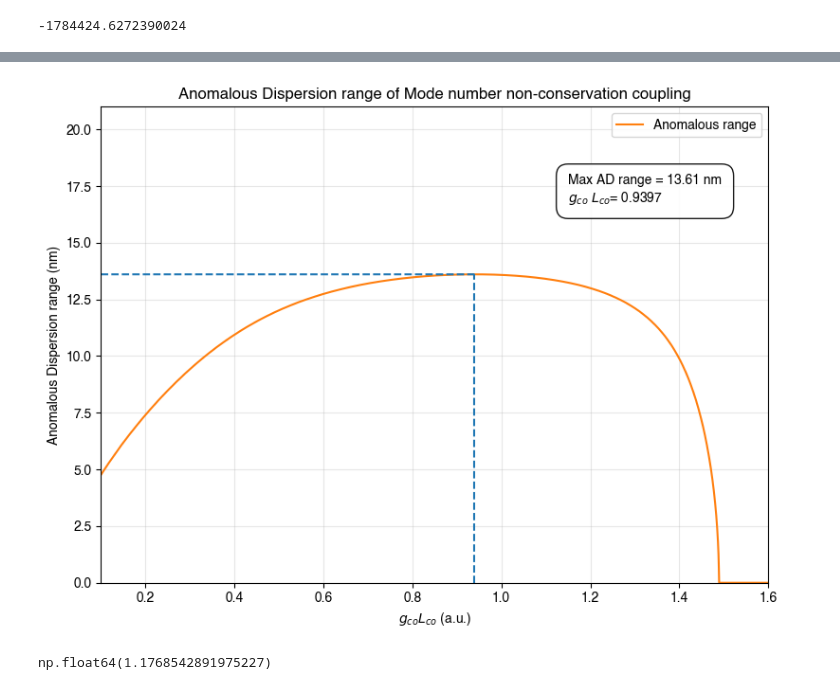
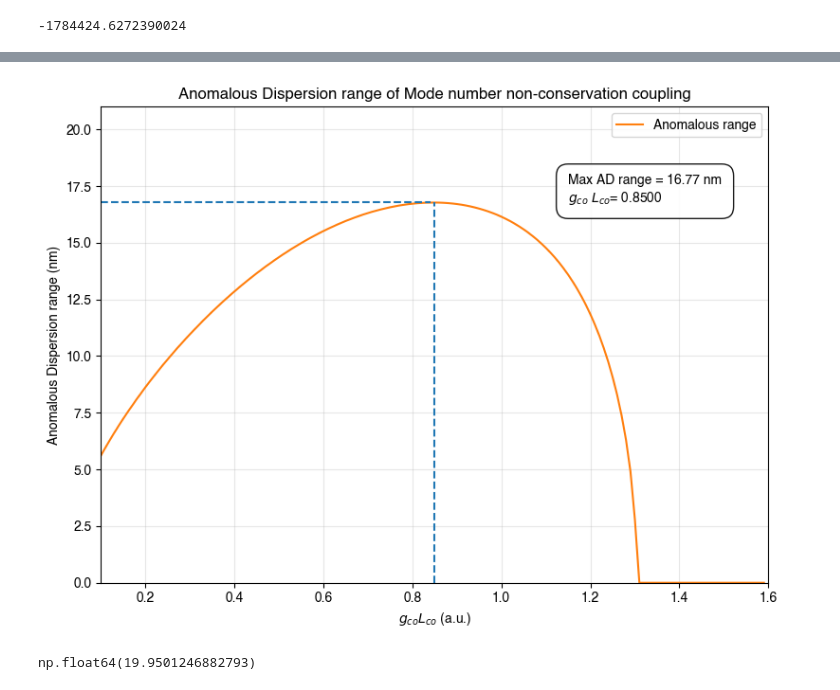
Before and after one commit to Harryxwh/SiNDispersionEngineering, a Jupyter notebook: 2D parallel rings.ipynb, the cells around one changed output, grey strips where cells are left out. Saved outputs shown, nothing was run; the diff lists cells and outputs as text; code cells hidden in the pictures.

```diff
--- a/2D parallel rings.ipynb
+++ b/2D parallel rings.ipynb
@@ -144,5 +140,5 @@ np.float64(19.900497512437813)
 # %%
-Max_M_idx   = 2
+Max_M_idx   = 3
 num_of_pts  = 1000
 # %% [markdown]
 Find Kappa at different wavls
@@ -309,13 +318,15 @@ plt.ylim()
 # %%
-gL_product_arr  = np.arange(0.1,1.6,0.0001)
-L_arr           = gL_product_arr  / g0
+gL_product_arr  = np.arange(0.1,1.6,0.01)
+Lco_arr         = gL_product_arr  / g0
+
 AD_range_arr = []
-for L in L_arr:
-    D_coupled  = Dispersion(m_arr_intp,D_ave,g_arr_intp,L,epsilon)
+for Lco in Lco_arr:
+    D_coupled  = Dispersion(m_arr_intp,D_ave,g_arr_intp,Lco,epsilon)
     AD_range_res = AD_range_func(m_arr_intp, D_coupled + D_iso,
-                                M = M, FSR = D_ave/(2*np.pi))
+                                    M = M, FSR = D_ave/(2*np.pi))
     AD_range_arr.append(AD_range_res)
-AD_range_arr    = np.array(AD_range_arr)
+
+AD_range_arr         = np.array(AD_range_arr)
 
 max_AD_range         = np.max(AD_range_arr)
 max_idx              = np.argmax(AD_range_arr)
@@ -324,36 +335,34 @@ max_AD_range_arr_x   = gL_product_arr[:max_idx]
 max_idx_range_arr_y  = np.linspace(0,max_AD_range,1000)
 max_idx_range_arr_x  = np.ones(np.shape(max_idx_range_arr_y))*gL_product_arr[max_idx]
 # %%
-# data_arr        = np.c_[Y_small_couple,Y_large_couple,Y_iso]
 data_arr        = (np.c_[gL_product_arr, AD_range_arr],
                    np.c_[max_AD_range_arr_x,max_AD_range_arr_y],
                    np.c_[max_idx_range_arr_x,max_idx_range_arr_y],)
-data_label_arr = [r"Anomalous range","",""]*3
-
+data_label_arr  = [r"Anomalous range","",""]*3
 linestyle_list  = ["-","--","--"]*3
-# xticks          = np.arange(-Max_M_idx,Max_M_idx+1)
-# xtickslabels    = ["{:.2f}".format((freq_1550 + D_ave/(2*np.pi) * xtick)/1e12) for xtick in xticks]
 text            = "Max AD range = {:.2f} nm\n".format(max_AD_range) +\
                 r'$g_{co}$ $L_{co}$' +'= {:.4f}'.format(gL_product_arr[max_idx])
-Plot_curve(data_arr,
-            Y_legends=data_label_arr,
-            X_label=r'$g_{co} L_{co}$ (a.u.)',Y_label=r"Anomalous Dispersion range (nm)",
-            title = "Anomalous Dispersion range of Mode number non-conservation coupling",
-            figsize = (8,6),
-            marker_list=[""]*15,
-            linestyle_list=linestyle_list,
-            colors_list = ['tab:orange']+['tab:blue']*2+['tab:green']*2+['black']*10,
-            # xticks=xticks, xtickslabel=xticks,
-            # yticks = yticks,
-            xlim = (0.1,1.6), ylim = (0,21), fill_color = False,
-            text = text,loc_text = (0.7,0.8))
+param_dict = {"Y_legends" : data_label_arr,
+            "X_label"     : r'$g_{co} L_{co}$ (a.u.)',
+            "Y_label"     : r"Anomalous Dispersion range (nm)",
+            "title"       : "Anomalous Dispersion range of Mode number non-conservation coupling",
+            "figsize"     : (8,6),
+            "marker_list" : [""]*15,
+            "linestyle_list":linestyle_list,
+            "colors_list" : ['tab:orange']+['tab:blue']*2+['tab:green']*2+['black']*10,
+            "xlim"        : (0.1,1.6),
+            "ylim"        : (0,21),
+            "fill_color"  : False,
+            "text"        : text,
+            "loc_text"    : (0.7,0.8)}
+
+Plot_curve(data_arr,**param_dict)
 # %% [output]
-[figure, old version]
+[figure, new version]
-# %%
-# Best coupling length Lco
-0.7938/g0 * 1e3     #unit: mm
-# %% [output]
-np.float64(1.1768542891975227)
+# %%
+D_ave/(2*np.pi)/1e9
+# %% [output]
+np.float64(19.9501246882793)
 # %%
 # Circumference of the racetrack
 3*10**8 / (1.6 * D_ave/(2*np.pi)) * 1e3     #unit: mm
```
Also changed, not shown: parts of 26 cells of this notebook, 25 other files.
